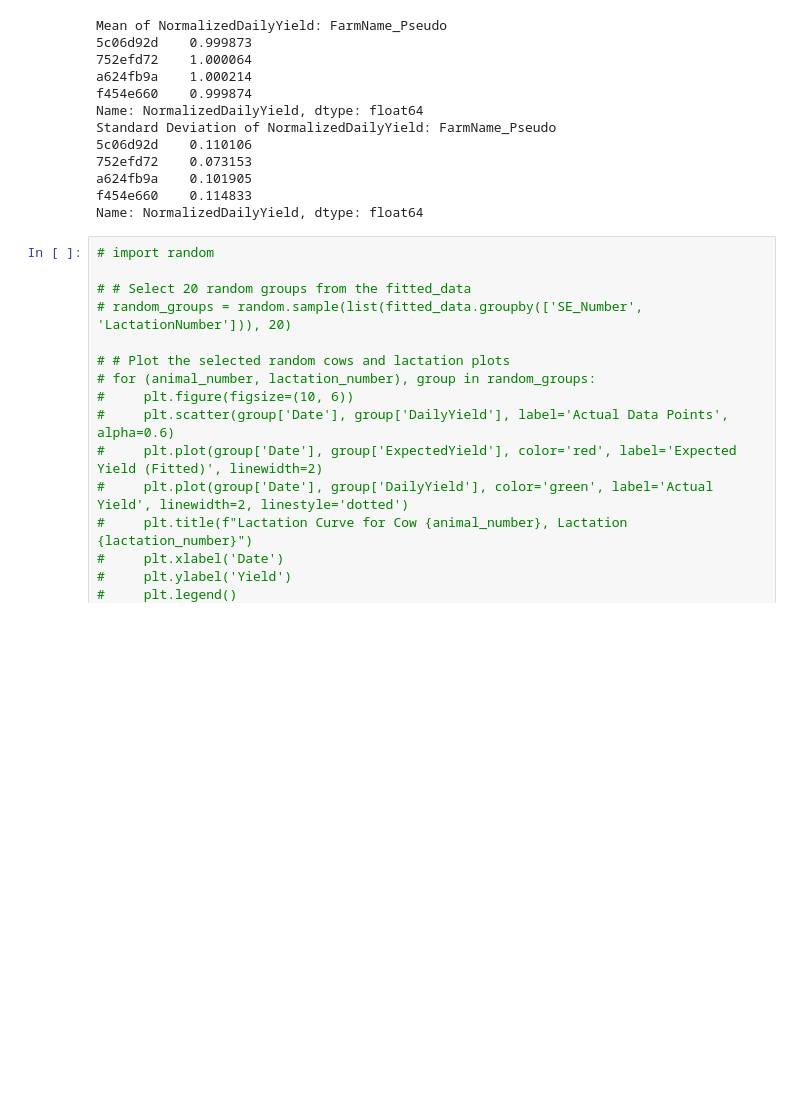
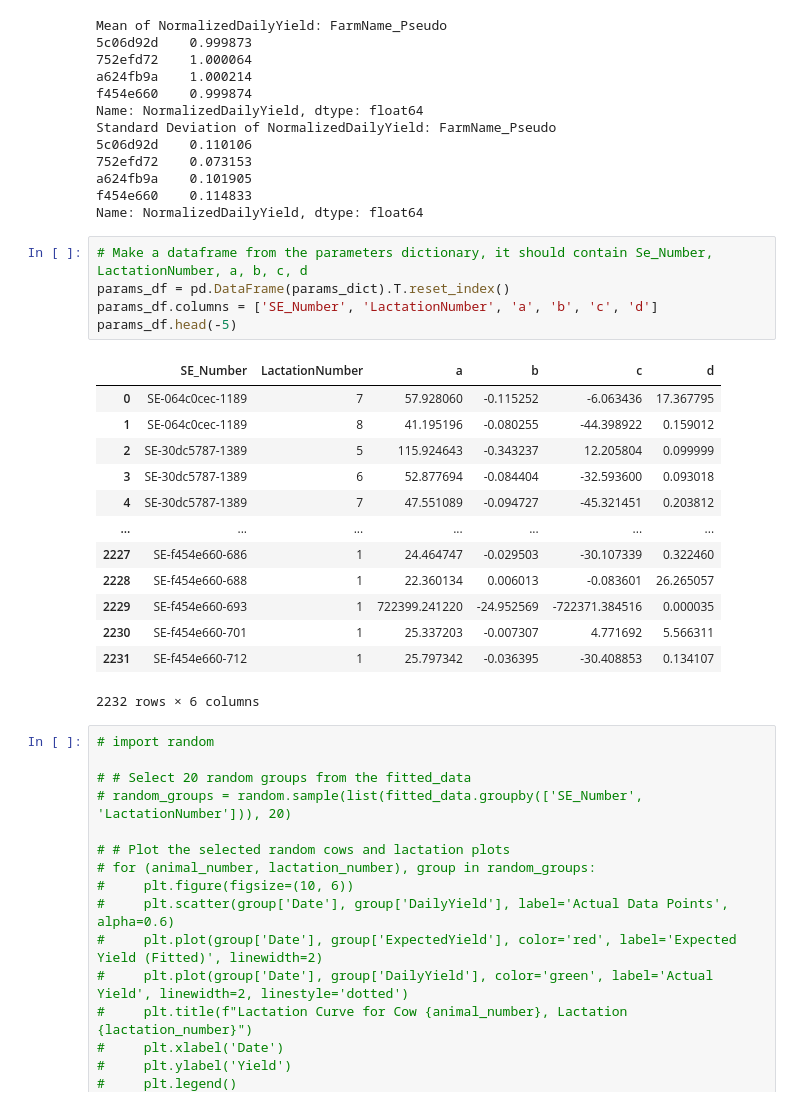
Before and after one commit to jockepolis/HeatStressEvaluationSummer24, a Jupyter notebook: ModelingIndividualsYield/WilminksCurveIndividual.ipynb, the cells around one changed output. Saved outputs shown, nothing was run; the diff lists cells and outputs as text; blank space fills up the shorter version.

```diff
--- a/ModelingIndividualsYield/WilminksCurveIndividual.ipynb
+++ b/ModelingIndividualsYield/WilminksCurveIndividual.ipynb
@@ -268,6 +271,25 @@ Standard Deviation of NormalizedDailyYield: FarmName_Pseudo
 a624fb9a    0.101905
 f454e660    0.114833
 Name: NormalizedDailyYield, dtype: float64
+# %%
+# Make a dataframe from the parameters dictionary, it should contain Se_Number, LactationNumber, a, b, c, d
+params_df = pd.DataFrame(params_dict).T.reset_index()
+params_df.columns = ['SE_Number', 'LactationNumber', 'a', 'b', 'c', 'd']
+params_df.head(-5)
+# %% [output]
+|  | SE_Number | LactationNumber | a | b | c | d |
+| 0 | SE-064c0cec-1189 | 7 | 57.928060 | -0.115252 | -6.063436 | 17.367795 |
+| 1 | SE-064c0cec-1189 | 8 | 41.195196 | -0.080255 | -44.398922 | 0.159012 |
+| 2 | SE-30dc5787-1389 | 5 | 115.924643 | -0.343237 | 12.205804 | 0.099999 |
+| 3 | SE-30dc5787-1389 | 6 | 52.877694 | -0.084404 | -32.593600 | 0.093018 |
+| 4 | SE-30dc5787-1389 | 7 | 47.551089 | -0.094727 | -45.321451 | 0.203812 |
+| ... | ... | ... | ... | ... | ... | ... |
+| 2227 | SE-f454e660-686 | 1 | 24.464747 | -0.029503 | -30.107339 | 0.322460 |
+| 2228 | SE-f454e660-688 | 1 | 22.360134 | 0.006013 | -0.083601 | 26.265057 |
+| 2229 | SE-f454e660-693 | 1 | 722399.241220 | -24.952569 | -722371.384516 | 0.000035 |
+| 2230 | SE-f454e660-701 | 1 | 25.337203 | -0.007307 | 4.771692 | 5.566311 |
+| 2231 | SE-f454e660-712 | 1 | 25.797342 | -0.036395 | -30.408853 | 0.134107 |
+2232 rows × 6 columns
 # %%
 # import random
 
```
Also changed, not shown: parts of 2 cells of this notebook.
